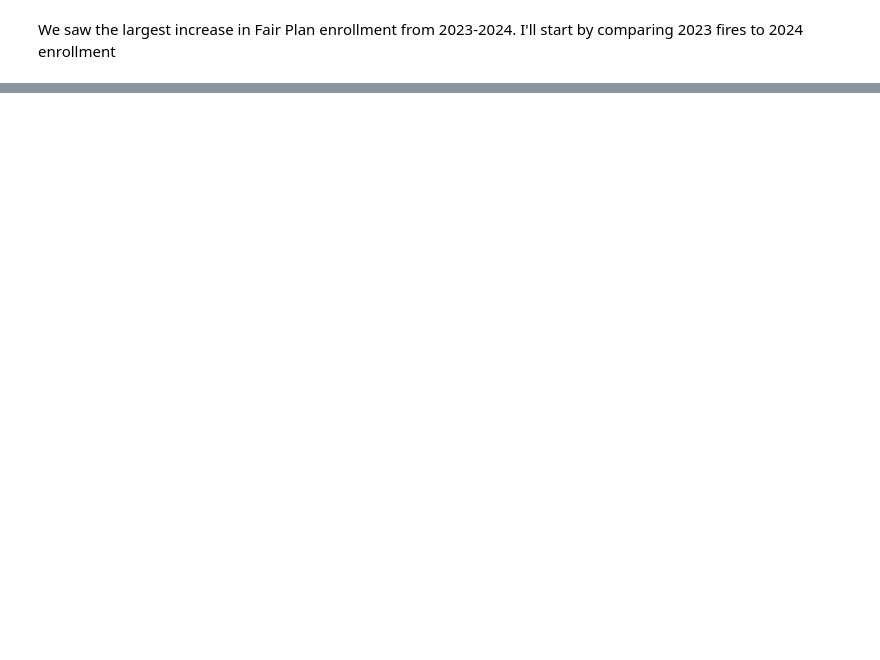
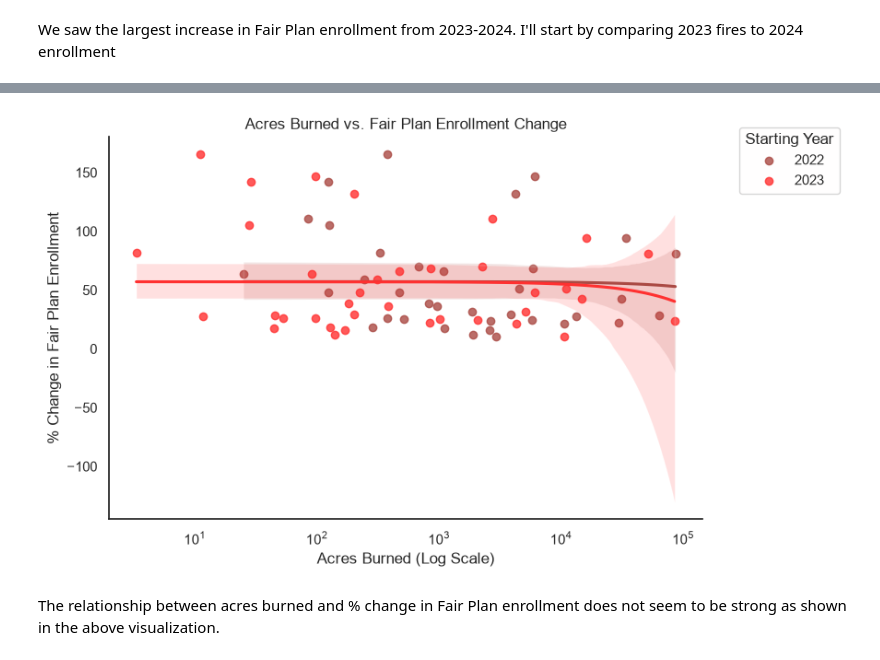
Before and after one commit to maya-schroder/SchroderSwireYangThieu, a Jupyter notebook: scripts/Dashboard/Fire-Income-Insurance-Trends.ipynb, the cells around one changed output, grey strips where cells are left out. Cells and saved outputs as stored; diff of their text form; code cells hidden in the pictures; blank space fills up the shorter version.

```diff
--- a/scripts/Dashboard/Fire-Income-Insurance-Trends.ipynb
+++ b/scripts/Dashboard/Fire-Income-Insurance-Trends.ipynb
@@ -151,0 +155,54 @@ memory usage: 1.4 KB
+# %%
+fire_plot_data = (fp_fire_comp
+                  .loc[(fp_fire_comp['2023_acres_burned_total'] > 0) & (fp_fire_comp['policy_pct_change'] > 0)]
+                  )
+# %%
+data_wide_2223 = data_wide.assign(
+    policy_pct_change = lambda df: (df['2023_policies'] / df['2022_policies'] - 1) * 100
+)
+
+fp_fire_comp_2223 = data_wide[['county','policy_pct_change', '2022_acres_burned_total', '2022_total_fires']]
+
+
+fire_plot_data_22_23 = (fp_fire_comp_2223
+                  .loc[(fp_fire_comp_2223['2022_acres_burned_total'] > 0) & (fp_fire_comp_2223['policy_pct_change'] > 0)]
+                  )
+# %%
+# plot all data on one chart
+fire_plot_data_all = pd.concat(
+    [(fire_plot_data_22_23.assign(starting_year = 2022).rename(
+        columns={'2022_acres_burned_total':'acres_burned_total','2022_total_fires':'total_fires'}
+        )), (fire_plot_data.assign(starting_year = 2023).rename(
+        columns={'2023_acres_burned_total':'acres_burned_total','2023_total_fires':'total_fires'}
+        ))], ignore_index=True
+)
+
+colors = {2022:'#AA4A44', 2023:'#FF3131'}
+
+g = sns.lmplot(
+    data=fire_plot_data_all,
+    x='acres_burned_total',
+    y='policy_pct_change',
+    hue='starting_year',
+    palette=colors,
+    aspect=1.5,
+   # ci=None
+).set(
+    title='Acres Burned vs. Fair Plan Enrollment Change',
+    xlabel='Acres Burned (Log Scale)',
+    ylabel='% Change in Fair Plan Enrollment',
+    xscale='log'
+)
+
+sns.move_legend(
+    g,
+    title='Starting Year',
+    loc = 'upper left',
+    frameon=True,
+    bbox_to_anchor = (0.9,1),
+    facecolor="#FFFEFE"
+)
+# %% [output]
+[figure, added]
+# %% [markdown]
+The relationship between acres burned and % change in Fair Plan enrollment does not seem to be strong as shown in the above visualization.
```
Also changed, not shown: parts of 15 cells of this notebook.
